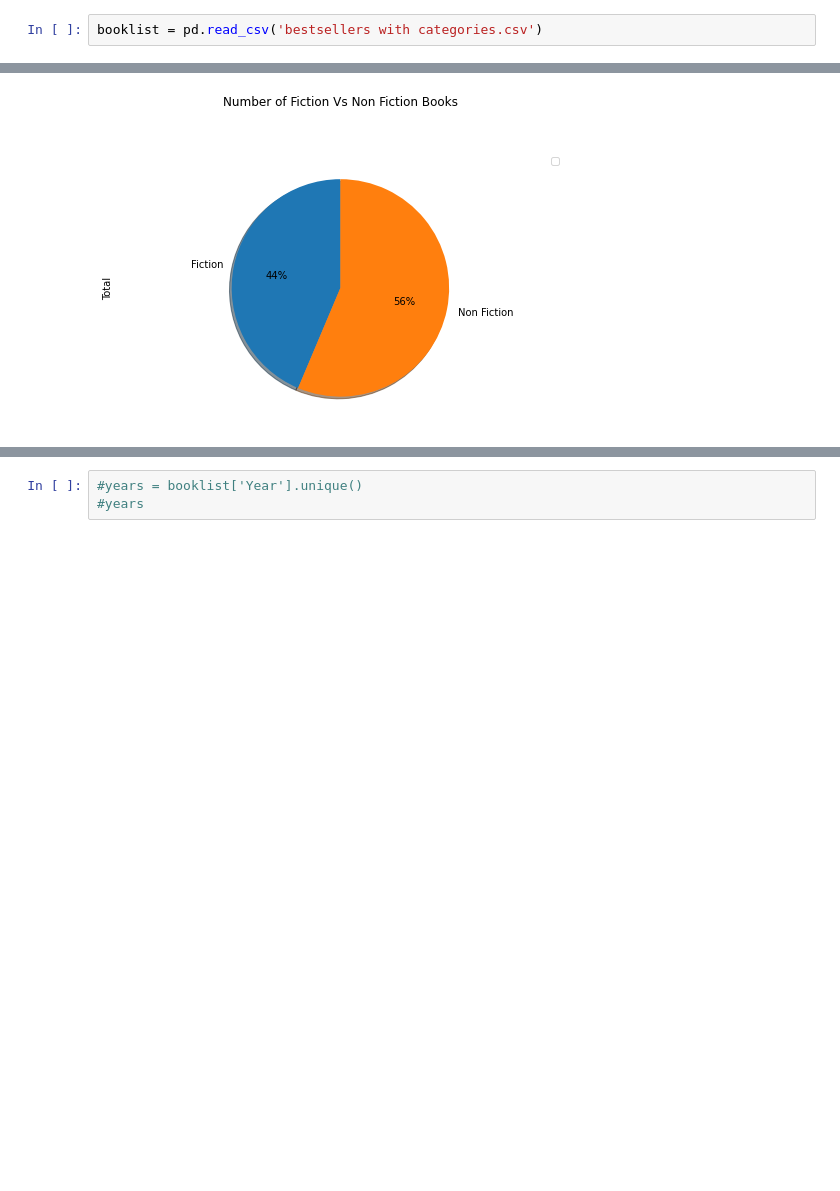
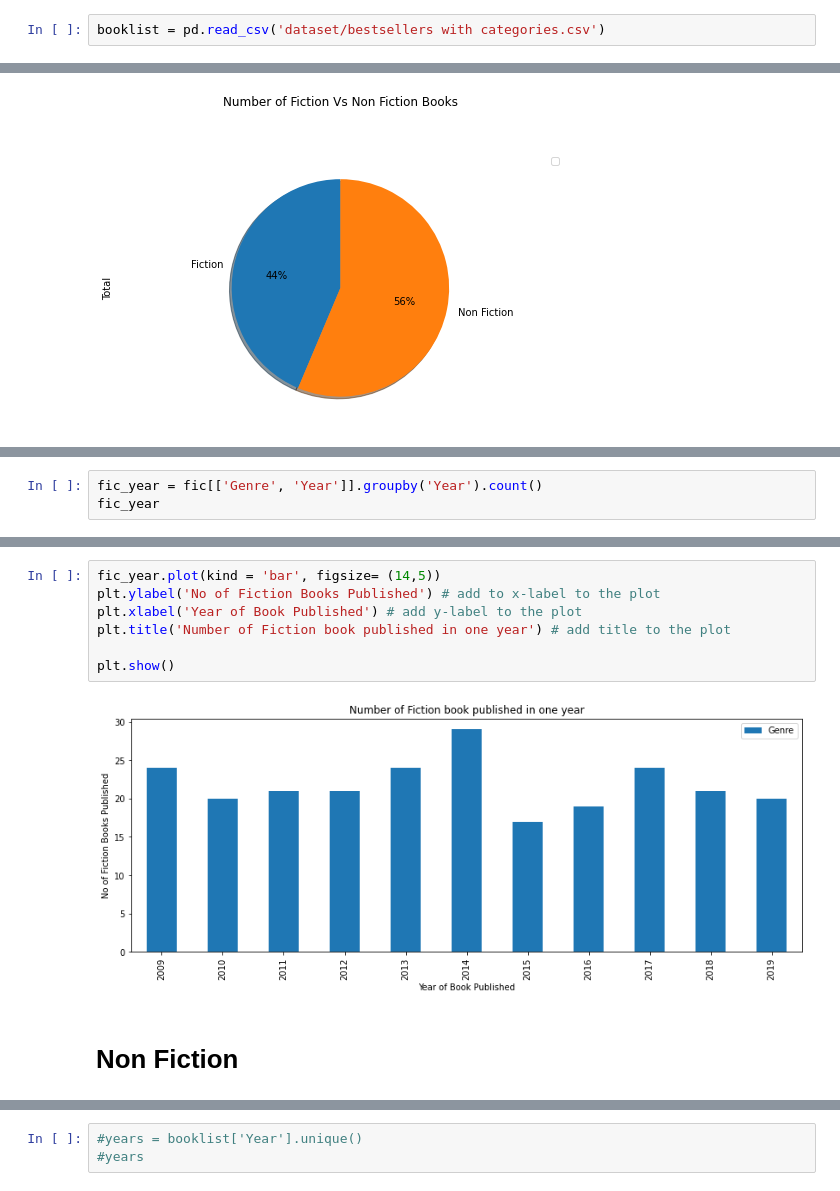
Before and after one commit to kav09/Analysis_of_Best_Selling_Books, a Jupyter notebook: notebook.ipynb, the cells around one changed output, grey strips where cells are left out. Saved outputs shown, nothing was run; the diff lists cells and outputs as text; blank space fills up the shorter version.

```diff
--- a/notebook.ipynb
+++ b/notebook.ipynb
@@ -15,7 +15,7 @@ import pandas as pd
 import matplotlib as mpl
 import matplotlib.pyplot as plt
 # %%
-booklist = pd.read_csv('bestsellers with categories.csv')
+booklist = pd.read_csv('dataset/bestsellers with categories.csv')
 # %%
 booklist
 # %% [output]
@@ -111,0 +130,3 @@ plt.show()
+# %%
+fic_year = fic[['Genre', 'Year']].groupby('Year').count()
+fic_year
@@ -111,0 +147,11 @@ plt.show()
+# %%
+fic_year.plot(kind = 'bar', figsize= (14,5))
+plt.ylabel('No of Fiction Books Published') # add to x-label to the plot
+plt.xlabel('Year of Book Published') # add y-label to the plot
+plt.title('Number of Fiction book published in one year') # add title to the plot
+
+plt.show()
+# %% [output]
+[figure, added]
+# %% [markdown]
+# Non Fiction
```
Also changed, not shown: parts of 30 cells of this notebook.
